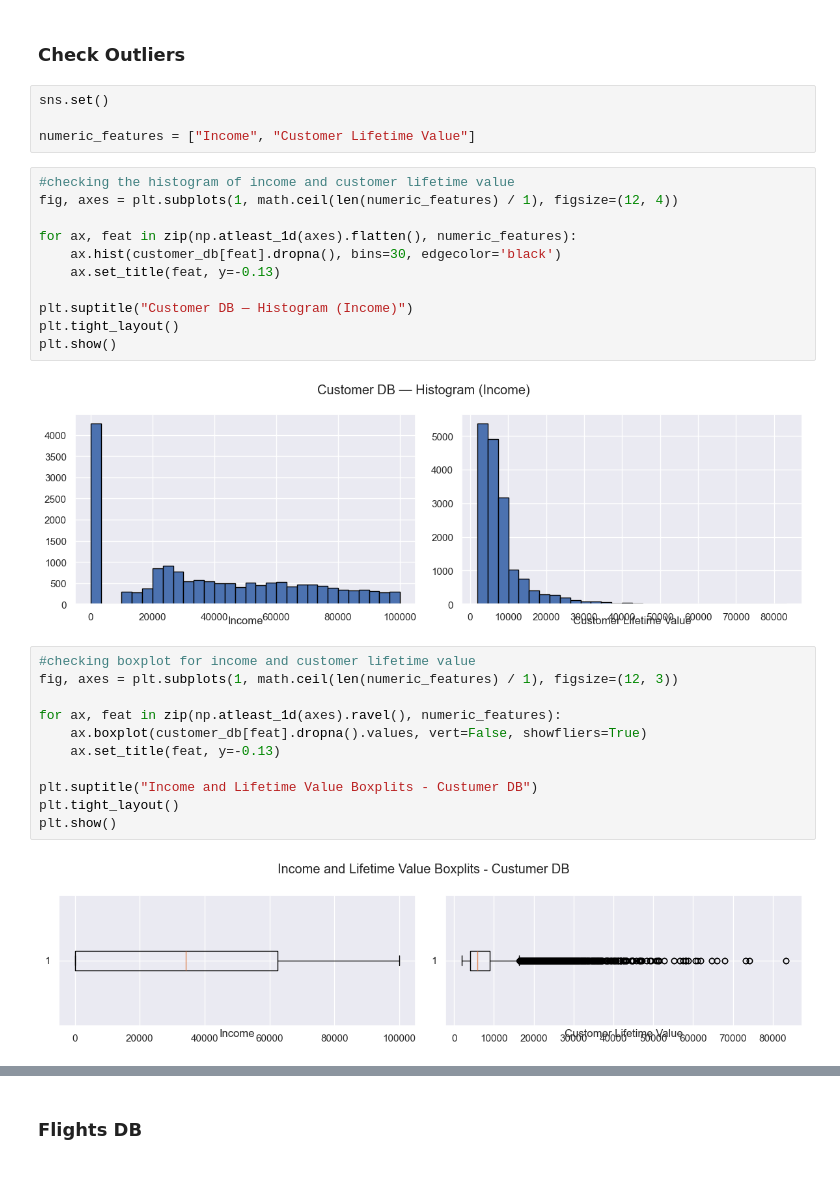
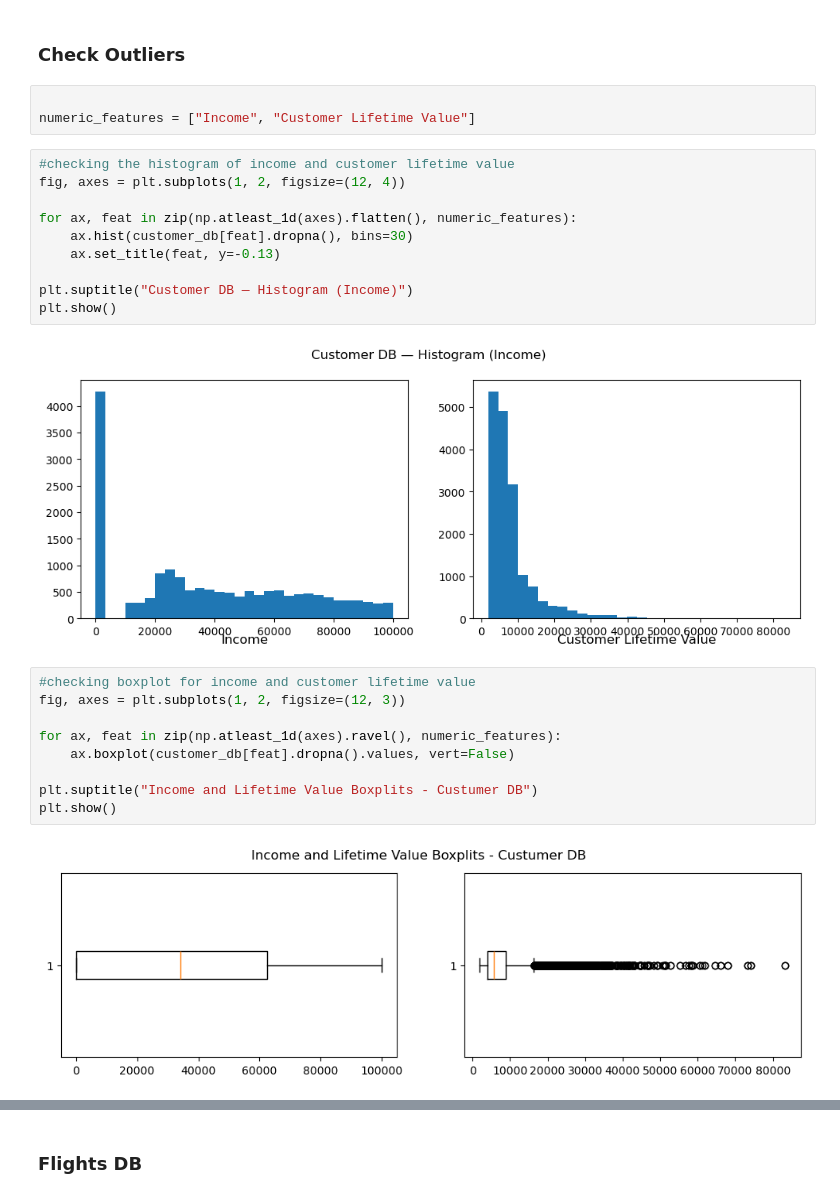
Before and after one commit to lucasdmcax/data_mining, a Jupyter notebook: Group20_EDA_Code.ipynb, the cells around one changed output, grey strips where cells are left out. Drawn from its saved outputs; the diff is of its cells as text.

```diff
--- a/Group20_EDA_Code.ipynb
+++ b/Group20_EDA_Code.ipynb
@@ -112,33 +113,29 @@ plt.show()
 # %% [markdown]
 ### <a id="check-outliers"></a> Check Outliers
 # %%
-sns.set()
 
 numeric_features = ["Income", "Customer Lifetime Value"]
 # %%
 #checking the histogram of income and customer lifetime value
-fig, axes = plt.subplots(1, math.ceil(len(numeric_features) / 1), figsize=(12, 4))
+fig, axes = plt.subplots(1, 2, figsize=(12, 4))
 
 for ax, feat in zip(np.atleast_1d(axes).flatten(), numeric_features):
-    ax.hist(customer_db[feat].dropna(), bins=30, edgecolor='black')
+    ax.hist(customer_db[feat].dropna(), bins=30)
     ax.set_title(feat, y=-0.13)
 
 plt.suptitle("Customer DB — Histogram (Income)")
-plt.tight_layout()
 plt.show()
 # %% [output]
-[figure, old version]
+[figure, new version]
 # %%
 #checking boxplot for income and customer lifetime value
-fig, axes = plt.subplots(1, math.ceil(len(numeric_features) / 1), figsize=(12, 3))
+fig, axes = plt.subplots(1, 2, figsize=(12, 3))
 
 for ax, feat in zip(np.atleast_1d(axes).ravel(), numeric_features):
-    ax.boxplot(customer_db[feat].dropna().values, vert=False, showfliers=True)
-    ax.set_title(feat, y=-0.13)
+    ax.boxplot(customer_db[feat].dropna().values, vert=False)
 
 plt.suptitle("Income and Lifetime Value Boxplits - Custumer DB")
-plt.tight_layout()
 plt.show()
 # %% [output]
-[figure, old version]
+[figure, new version]
 # %%
```
Also changed, not shown: parts of 12 cells of this notebook.
